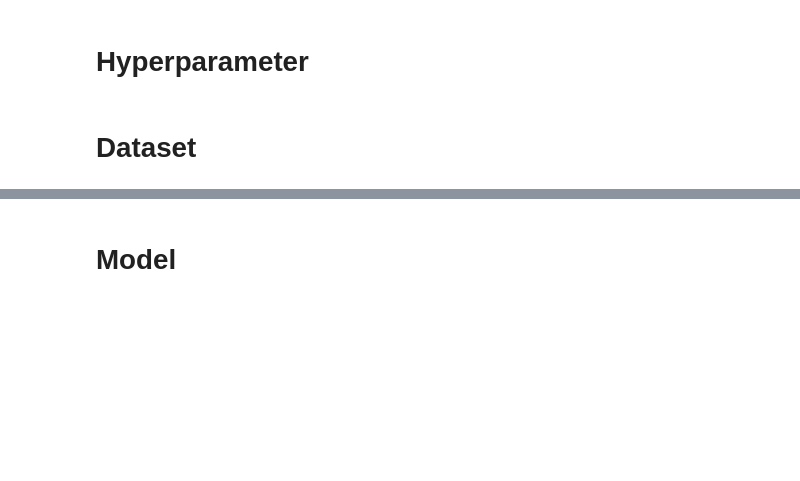
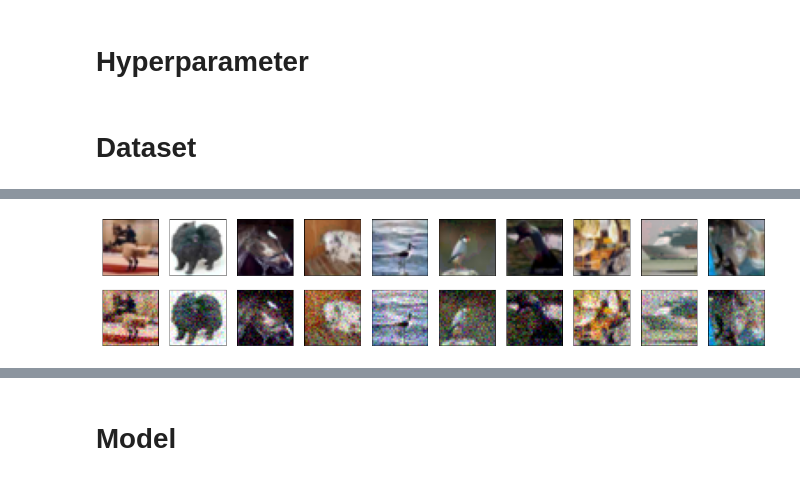
Before and after one commit to chengche6230/Deep-Learning-Course-Team-Project, a Jupyter notebook: Competition 4/DLcomp4_Team123_code.ipynb, the cells around one changed output, grey strips where cells are left out. Cells and saved outputs as stored; diff of their text form; code cells hidden in the pictures; blank space fills up the shorter version.

```diff
--- a/Competition 4/DLcomp4_Team123_code.ipynb
+++ b/Competition 4/DLcomp4_Team123_code.ipynb
@@ -224,0 +237,36 @@ for data in batched_dataset.take(1):
+# %%
+def noise(array, noise_factor=0.4):
+    """
+    Adds random noise to each image in the supplied array.
+    """
+
+    noisy_array = array + noise_factor * np.random.normal(
+        loc=0.0, scale=1.0, size=array.shape
+    )
+
+    return np.clip(noisy_array, 0.0, 1.0)
+
+def display(array1, array2):
+    """
+    Displays ten random images from each one of the supplied arrays.
+    """
+
+    n = 10
+
+    indices = np.random.randint(len(array1), size=n)
+    images1 = array1[indices, :]
+    images2 = array2[indices, :]
+
+    plt.figure(figsize=(20, 4))
+    for i, (image1, image2) in enumerate(zip(images1, images2)):
+        ax = plt.subplot(2, n, i + 1)
+        plt.imshow(image1.reshape(IMAGE_HEIGHT, IMAGE_WIDTH, IMAGE_CHANNEL))
+        ax.get_xaxis().set_visible(False)
+        ax.get_yaxis().set_visible(False)
+
+        ax = plt.subplot(2, n, i + 1 + n)
+        plt.imshow(image2.reshape(IMAGE_HEIGHT, IMAGE_WIDTH, IMAGE_CHANNEL))
+        ax.get_xaxis().set_visible(False)
+        ax.get_yaxis().set_visible(False)
+
+    plt.show()
@@ -224,0 +309,7 @@ for data in batched_dataset.take(1):
+# %%
+noise_factor = 0.1
+x_train_noise = noise(x_train, noise_factor=noise_factor)
+x_val_noise = noise(x_val, noise_factor=noise_factor)
+display(x_train, x_train_noise)
+# %% [output]
+[figure, added]
```
Also changed, not shown: parts of 20 cells of this notebook.
